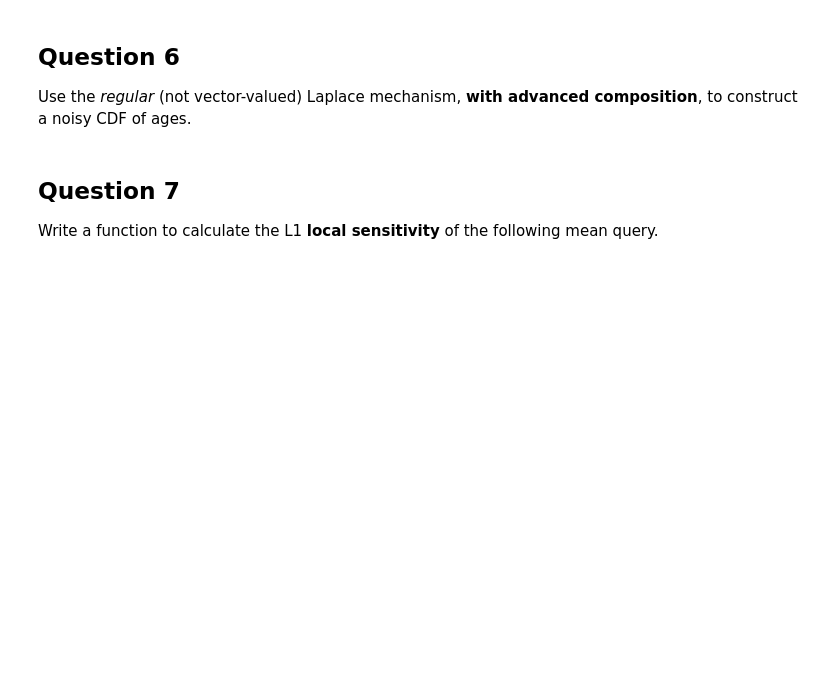
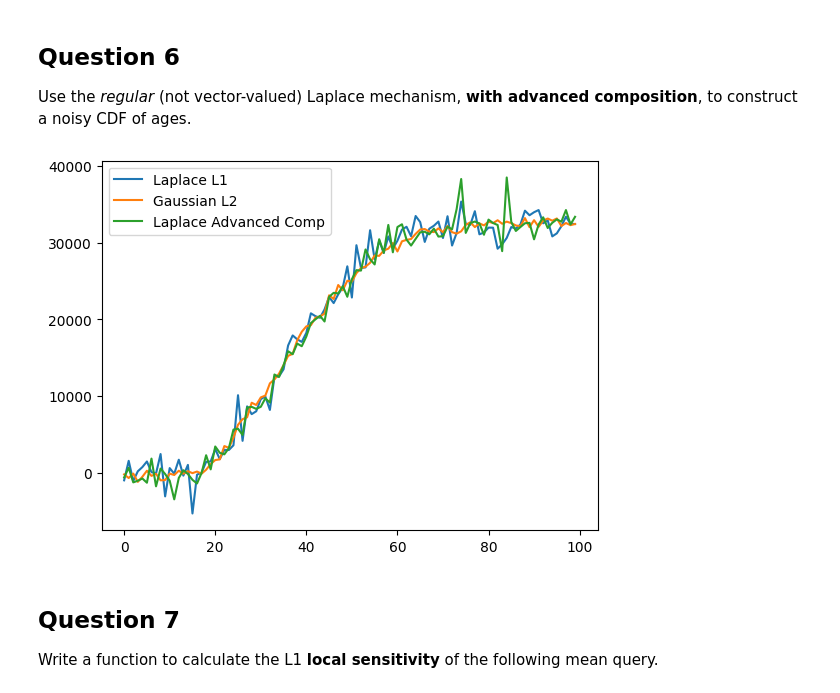
Before and after one commit to aaronperkel/cs3110-data-privacy, a Jupyter notebook: exercises/CS3110_Ex_09-30-24.ipynb, the cells around one changed output. Cells and saved outputs as stored; diff of their text form; code cells hidden in the pictures; blank space fills up the shorter version.

```diff
--- a/exercises/CS3110_Ex_09-30-24.ipynb
+++ b/exercises/CS3110_Ex_09-30-24.ipynb
@@ -198,13 +198,22 @@ plt.legend();
 Use the *regular* (not vector-valued) Laplace mechanism, **with advanced composition**, to construct a noisy CDF of ages.
 # %%
 def laplace_cdf_advanced_composition(epsilon, delta):
-    # YOUR CODE HERE
-    raise NotImplementedError()
+    cdf = age_cdf()
+    k = len(cdf)
+    # goal: 2*epsilon_i*np.sqrt(2*k*np.log(1/delta)) = epsilon
+    epsilon_i = epsilon/(2*np.sqrt(2*k*np.log(1/delta)))
+    noisy_cdf = [laplace_mech(v,
+                              sensitivity=1,
+                              epsilon=epsilon_i)
+                for v in cdf]
+    return noisy_cdf
 
 plt.plot(laplace_cdf(0.1), label='Laplace L1')
 plt.plot(gaussian_cdf(0.1, 1e-5), label='Gaussian L2')
 plt.plot(laplace_cdf_advanced_composition(0.1, 1e-5), label='Laplace Advanced Comp')
 plt.legend();
+# %% [output]
+[figure, added]
 # %% [markdown]
 ## Question 7
 
```
